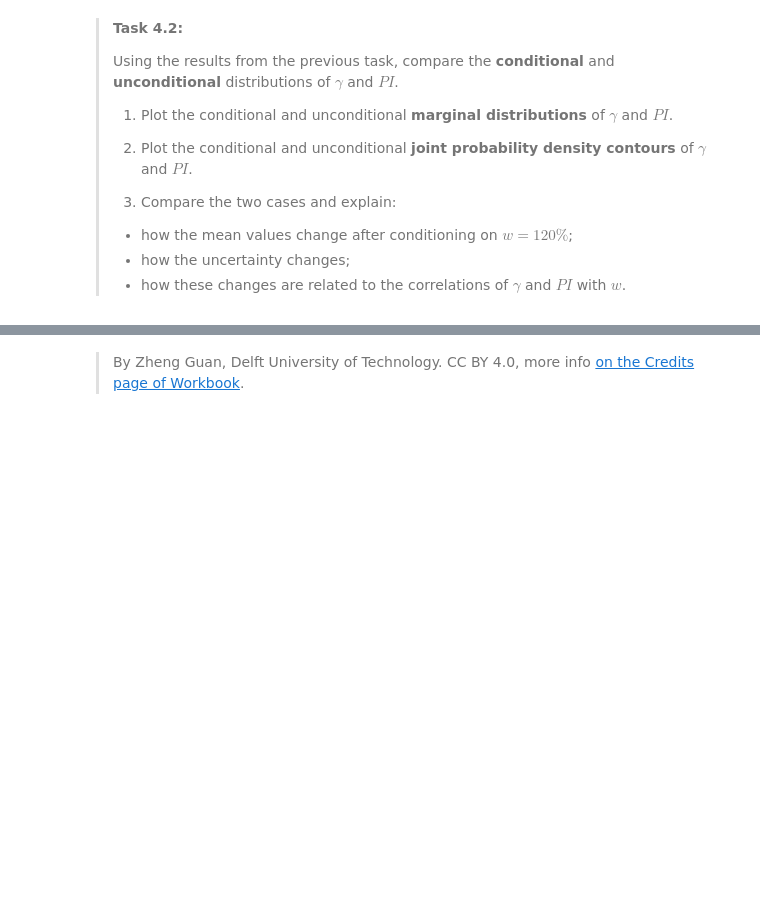
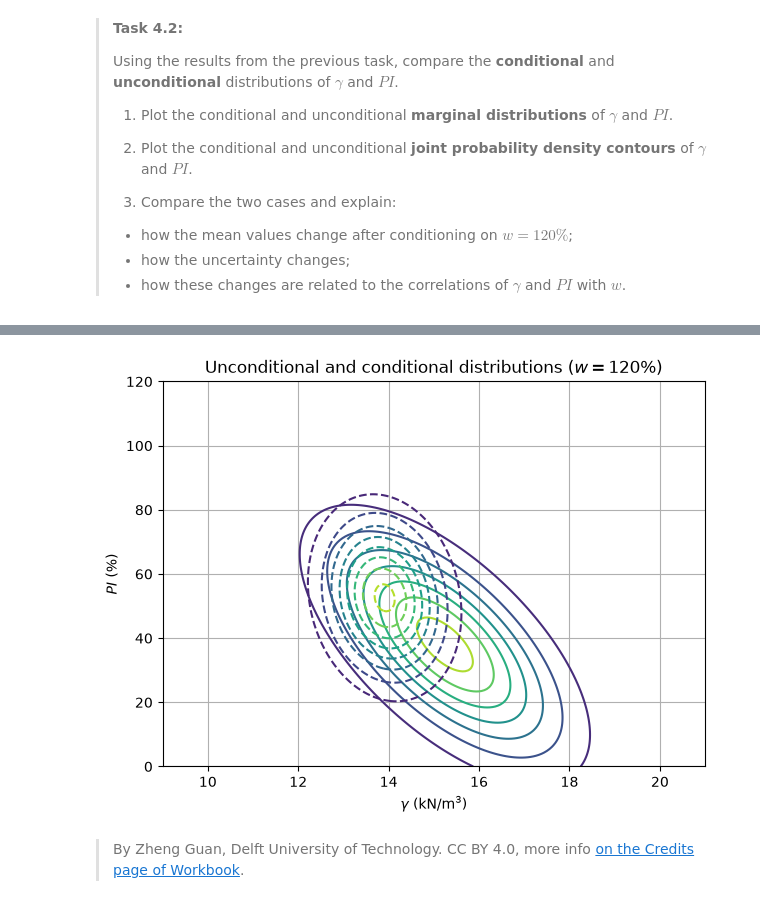
Before and after one commit to mangl308/GA1.5, a Jupyter notebook: Gaussian_Soil.ipynb, the cells around one changed output, grey strips where cells are left out. Saved outputs shown, nothing was run; the diff lists cells and outputs as text; code cells hidden in the pictures; blank space fills up the shorter version.

```diff
--- a/Gaussian_Soil.ipynb
+++ b/Gaussian_Soil.ipynb
@@ -545,47 +568,49 @@ uncond_cov = np.array([
 # ---------------------------------------------------------
 
 # Create pairs of [γ, PI] values
-X = ### YOUR CODE HERE ###
+X = np.column_stack((G.ravel(), I.ravel()))
 # Hint: use np.concatenate on G.T and I.T, then stack the two 1D arrays as columns.
 
 # Unconditional joint PDF
-Z_uncond = ### YOUR CODE HERE ###
+Z_uncond = multivariate_normal.pdf(X, mean=uncond_mu, cov=uncond_cov)
 
 # Conditional joint PDF given w = 120%
-Z_cond = ### YOUR CODE HERE ###
+Z_cond = multivariate_normal.pdf(X, mean=cond_mu_vector, cov=cond_sigma_matrix)
 
 # Convert the PDF values back to the two-dimensional grid
-Z_uncond = ### YOUR CODE HERE ###
-Z_cond = ### YOUR CODE HERE ###
+Z_uncond = Z_uncond.reshape(G.shape)
+Z_cond = Z_cond.reshape(G.shape)
 
 
 # ---------------------------------------------------------
 # 4. Plot the contours
 # ---------------------------------------------------------
 
 fig, ax = plt.subplots(figsize=(7, 5))
 
 ax.contour(
     G, I, Z_uncond,
     levels=8,
     linestyles='-'
 )
 
 ax.contour(
     G, I, Z_cond,
     levels=8,
     linestyles='--'
 )
 
 ax.grid()
 
 ax.set_xlabel(r'$\gamma$ (kN/m$^3$)')
 ax.set_ylabel(r'$PI$ (%)')
 
 ax.set_title(
     r'Unconditional and conditional distributions ($w=120\%$)'
 )
 
 plt.show()
+# %% [output]
+[figure, added]
 # %% [markdown]
 > By Zheng Guan, Delft University of Technology. CC BY 4.0, more info [on the Credits page of Workbook](https://mude.citg.tudelft.nl/workbook-2026/credits.html).
```
Also changed, not shown: parts of 5 cells of this notebook.
